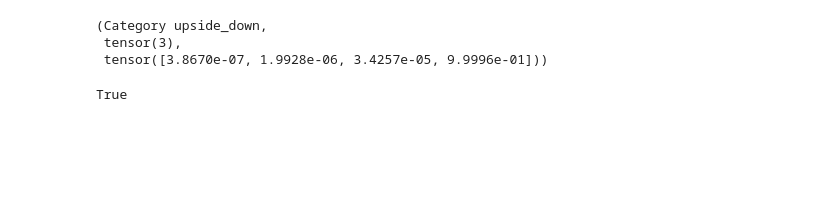
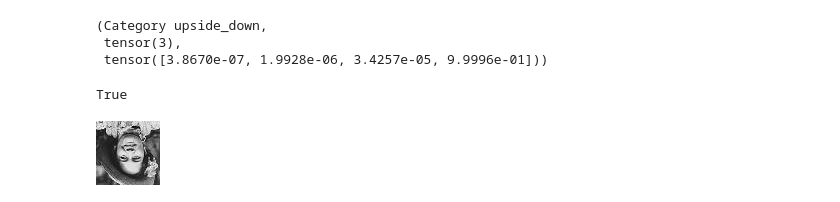
Before and after one commit to mtxslv/DStask, a Jupyter notebook: DeepLearningComputerVisionTask.ipynb, the cells around one changed output. Drawn from its saved outputs; the diff is of its cells as text; code cells hidden in the pictures; blank space fills up the shorter version.

Commit message:
Reorienting images

```diff
--- a/DeepLearningComputerVisionTask.ipynb
+++ b/DeepLearningComputerVisionTask.ipynb
@@ -280,3 +301,7 @@ b
 tr.equal(a[1],tr.tensor(1))
 # %% [output]
 True
+# %%
+vision.open_image('/content/reoriented_pictures/rotated.jpg')
+# %% [output]
+[figure, added]
```
Also changed, not shown: parts of 10 cells of this notebook.
